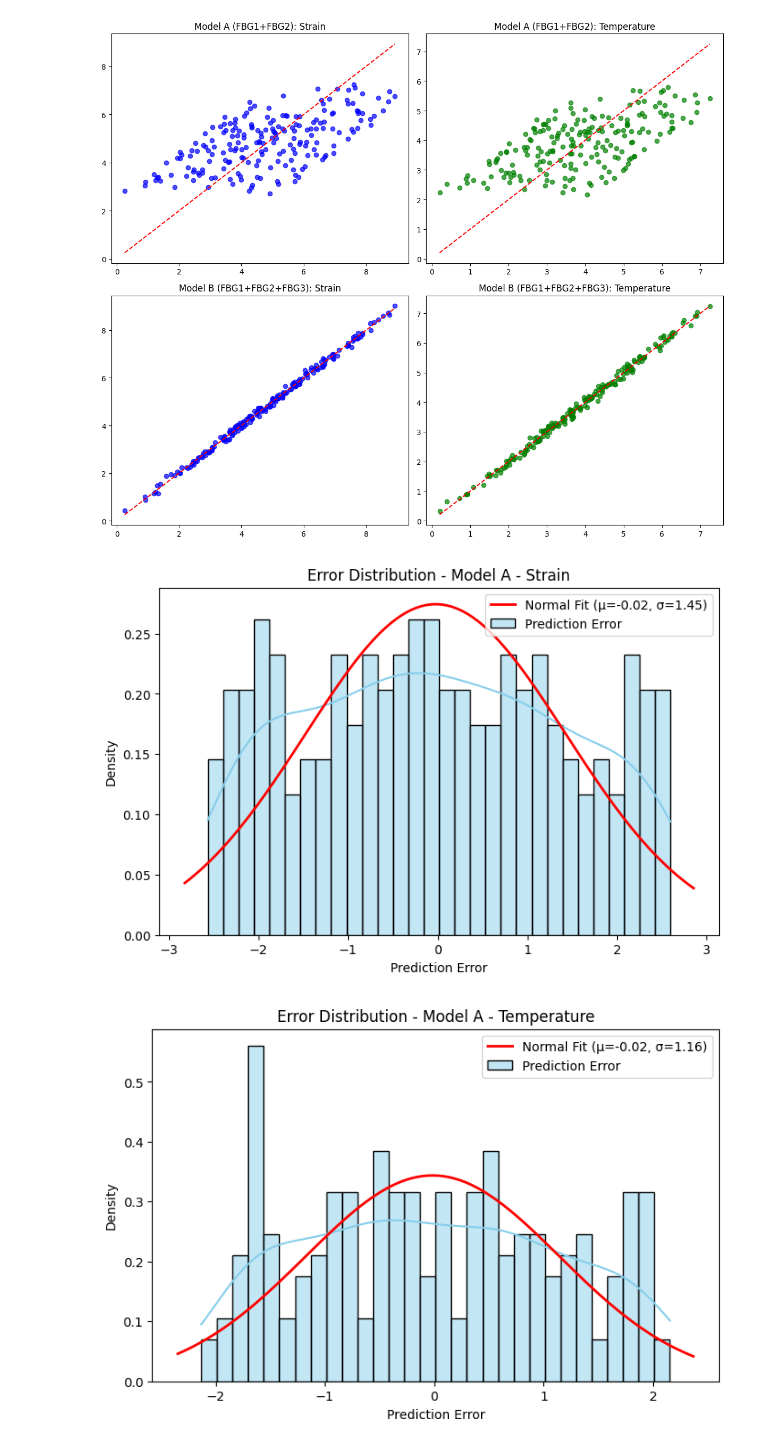
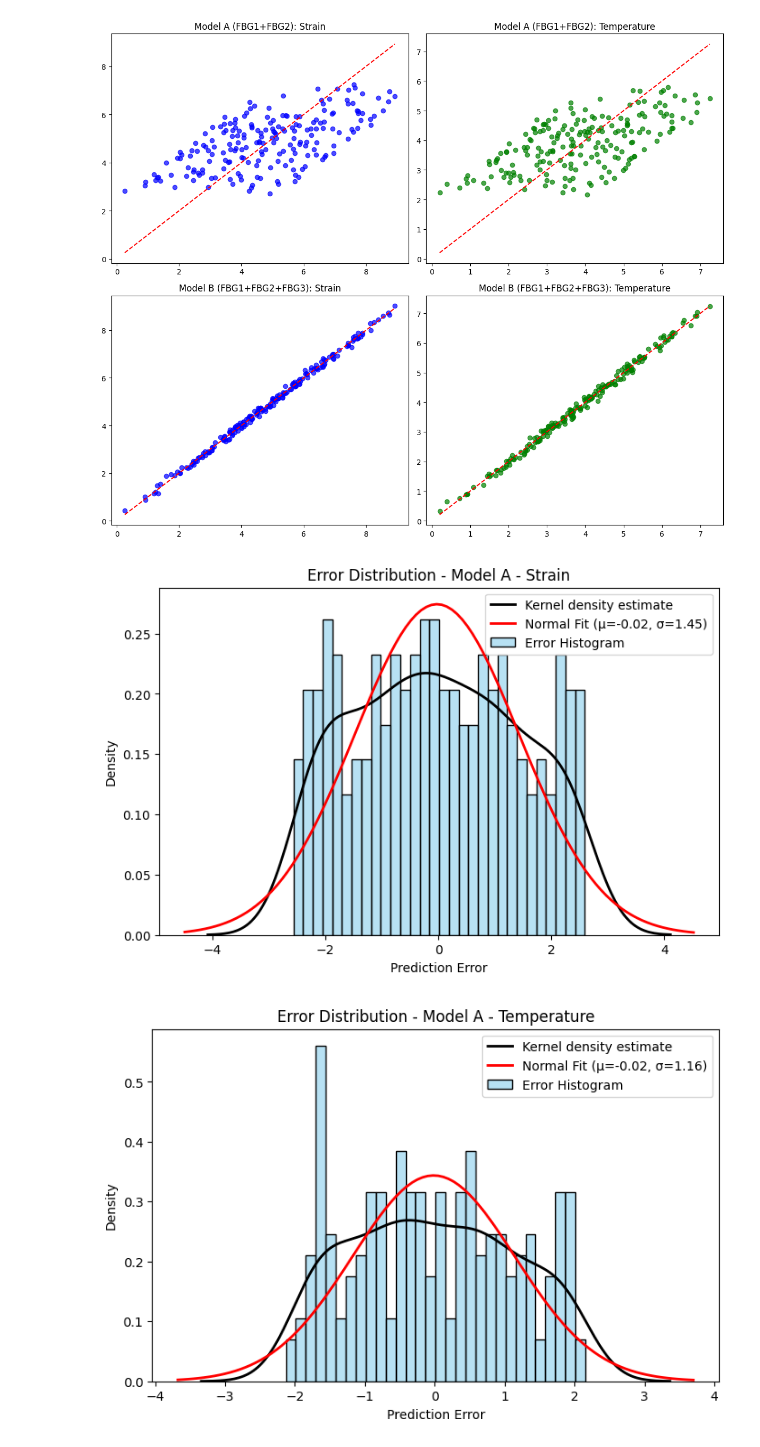
Before and after one commit to SaanviMittalSM/Structural-Health-Monitoring-Using-ML, a Jupyter notebook: LR_base.ipynb, the cells around one changed output. Saved outputs shown, nothing was run; the diff lists cells and outputs as text; code cells hidden in the pictures.

```diff
--- a/LR_base.ipynb
+++ b/LR_base.ipynb
@@ -110,34 +110,39 @@ from scipy.stats import norm
 
 # Function to plot error distribution
 def plot_error_distribution(y_true, y_pred, title):
     errors = y_true - y_pred  # prediction error
 
     plt.figure(figsize=(8,5))
-    # Histogram + KDE
-    sns.histplot(errors, bins=30, kde=True, stat="density", color="skyblue", label="Prediction Error")
+
+    # Histogram (normalized to density)
+    sns.histplot(errors, bins=30, kde=False, stat="density",
+                 color="skyblue", edgecolor="black", alpha=0.6, label="Error Histogram")
+
+    # Kernel Density Estimate (smooth curve)
+    sns.kdeplot(errors, color="black", linewidth=2, label="Kernel density estimate")
 
     # Fit a normal distribution (mean & std)
     mu, std = norm.fit(errors)
     xmin, xmax = plt.xlim()
     x = np.linspace(xmin, xmax, 100)
     p = norm.pdf(x, mu, std)
 
     # Plot fitted normal curve
     plt.plot(x, p, "r", linewidth=2, label=f"Normal Fit (μ={mu:.2f}, σ={std:.2f})")
 
     plt.title(f"Error Distribution - {title}")
     plt.xlabel("Prediction Error")
     plt.ylabel("Density")
     plt.legend()
     plt.show()
 
 # --- Model A ---
 plot_error_distribution(y_test['Strain'], y_pred_A[:,0], "Model A - Strain")
 plot_error_distribution(y_test['Temperature'], y_pred_A[:,1], "Model A - Temperature")
 
 # --- Model B ---
 plot_error_distribution(y_test['Strain'], y_pred_B[:,0], "Model B - Strain")
 plot_error_distribution(y_test['Temperature'], y_pred_B[:,1], "Model B - Temperature")
 # %% [output]
-[figure, old version]
+[figure, new version]
-[figure, old version]
+[figure, new version]
```
Also changed, not shown: parts of 3 cells of this notebook, 5 other files.
